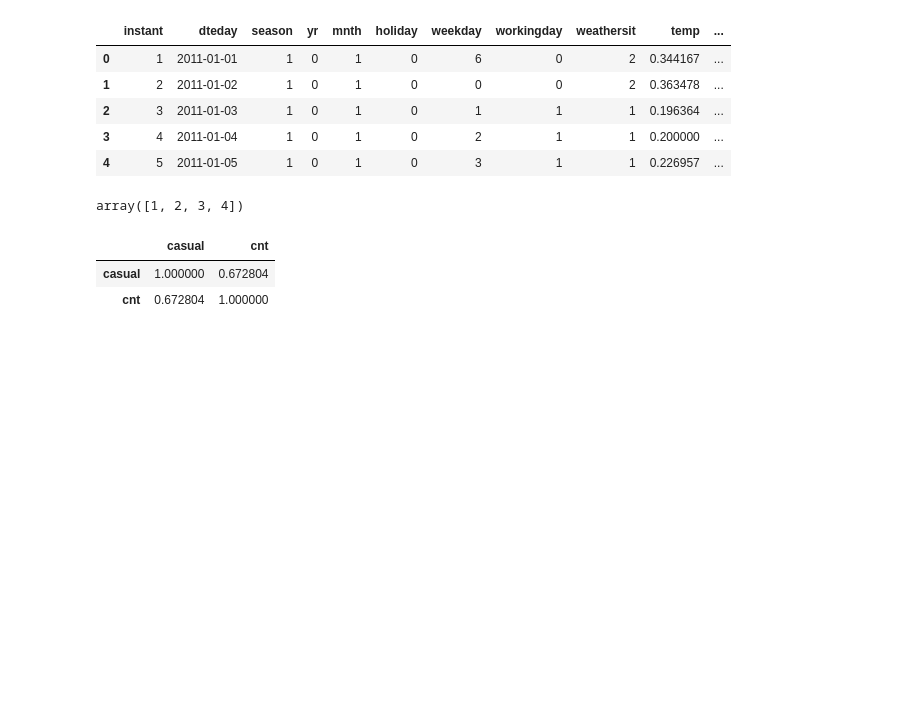
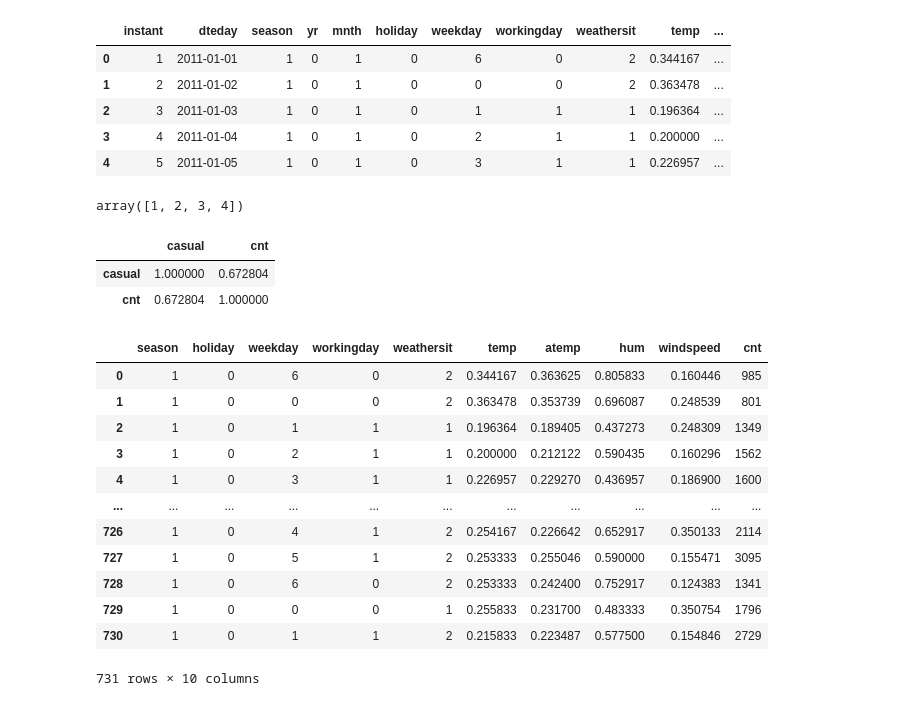
Before and after one commit to Rolando1708/Analisis_de_Aprendizaje_Estadistico, a Jupyter notebook: Parcial 1/Tarea 2, regresion lineal multiple.ipynb, the cells around one changed output. Drawn from its saved outputs; the diff is of its cells as text; code cells hidden in the pictures; blank space fills up the shorter version.

```diff
--- a/Parcial 1/Tarea 2, regresion lineal multiple.ipynb
+++ b/Parcial 1/Tarea 2, regresion lineal multiple.ipynb
@@ -36,6 +36,24 @@ df[['casual', 'cnt']].corr()
 |  | casual | cnt |
 | casual | 1.000000 | 0.672804 |
 | cnt | 0.672804 | 1.000000 |
+# %%
+df= df.drop(columns=['casual','registered','instant','dteday','mnth','yr'])
+# %%
+df
+# %% [output]
+|  | season | holiday | weekday | workingday | weathersit | temp | atemp | hum | windspeed | cnt |
+| 0 | 1 | 0 | 6 | 0 | 2 | 0.344167 | 0.363625 | 0.805833 | 0.160446 | 985 |
+| 1 | 1 | 0 | 0 | 0 | 2 | 0.363478 | 0.353739 | 0.696087 | 0.248539 | 801 |
+| 2 | 1 | 0 | 1 | 1 | 1 | 0.196364 | 0.189405 | 0.437273 | 0.248309 | 1349 |
+| 3 | 1 | 0 | 2 | 1 | 1 | 0.200000 | 0.212122 | 0.590435 | 0.160296 | 1562 |
+| 4 | 1 | 0 | 3 | 1 | 1 | 0.226957 | 0.229270 | 0.436957 | 0.186900 | 1600 |
+| ... | ... | ... | ... | ... | ... | ... | ... | ... | ... | ... |
+| 726 | 1 | 0 | 4 | 1 | 2 | 0.254167 | 0.226642 | 0.652917 | 0.350133 | 2114 |
+| 727 | 1 | 0 | 5 | 1 | 2 | 0.253333 | 0.255046 | 0.590000 | 0.155471 | 3095 |
+| 728 | 1 | 0 | 6 | 0 | 2 | 0.253333 | 0.242400 | 0.752917 | 0.124383 | 1341 |
+| 729 | 1 | 0 | 0 | 0 | 1 | 0.255833 | 0.231700 | 0.483333 | 0.350754 | 1796 |
+| 730 | 1 | 0 | 1 | 1 | 2 | 0.215833 | 0.223487 | 0.577500 | 0.154846 | 2729 |
+731 rows × 10 columns
 # %%
 target = 'cnt'
 y = df[target]
```
Also changed, not shown: parts of 7 cells of this notebook.
